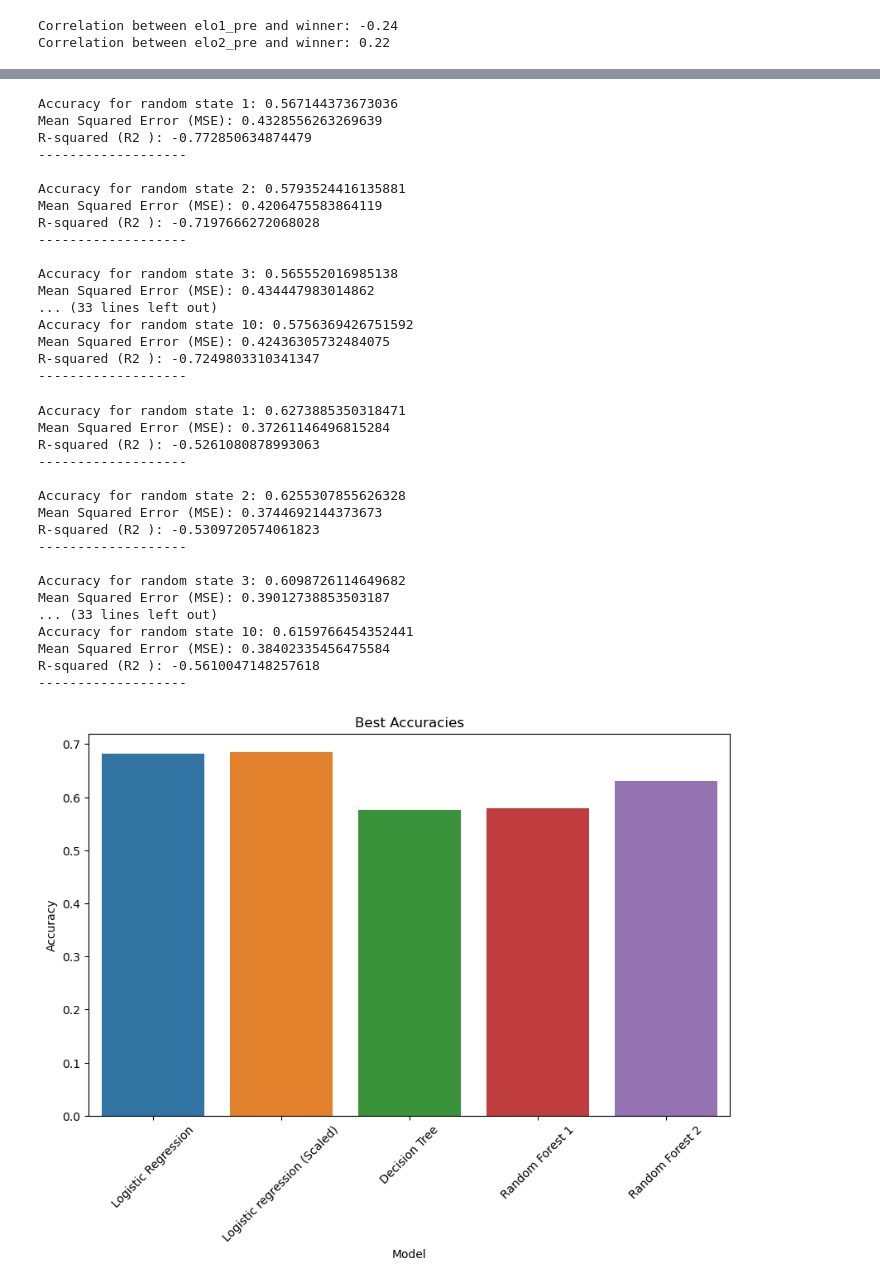
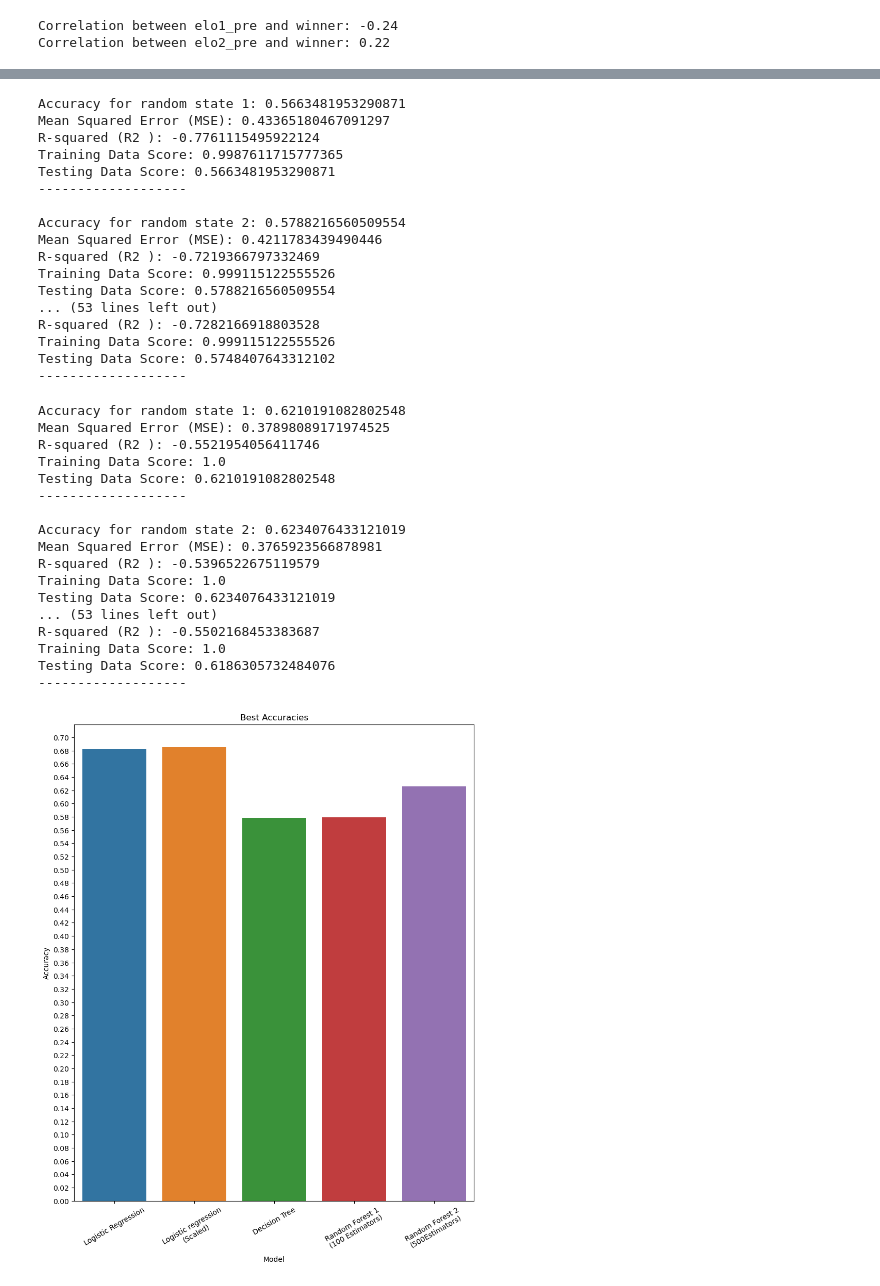
Before and after one commit to itsakcode/healthcare_project, a Jupyter notebook: Visualizations and Modeled Predictions/ELO Models.ipynb, the cells around one changed output, grey strips where cells are left out. Drawn from its saved outputs; the diff is of its cells as text; code cells hidden in the pictures.

Commit message:
Updated model scoring

```diff
--- a/Visualizations and Modeled Predictions/ELO Models.ipynb
+++ b/Visualizations and Modeled Predictions/ELO Models.ipynb
@@ -855,6 +863,8 @@ for i in range(1, 11):
 
     print(f"Mean Squared Error (MSE): {mse}")
     print(f"R-squared (R2 ): {r2}")
+    print(f"Training Data Score: {rf_model1.score(X_train, y_train)}")
+    print(f"Testing Data Score: {rf_model1.score(X_test, y_test)}")
     print("-------------------\n")
 
 
@@ -866,23 +876,23 @@ for i in range(1, 11):
         rf_model1_best_accuracy = accuracy
         drf_model1_best_random_state = i
 # %% [output]
-Accuracy for random state 1: 0.567144373673036
-Mean Squared Error (MSE): 0.4328556263269639
-R-squared (R2 ): -0.772850634874479
+Accuracy for random state 1: 0.5663481953290871
+Mean Squared Error (MSE): 0.43365180467091297
+R-squared (R2 ): -0.7761115495922124
+Training Data Score: 0.9987611715777365
+Testing Data Score: 0.5663481953290871
 -------------------
 
-Accuracy for random state 2: 0.5793524416135881
-Mean Squared Error (MSE): 0.4206475583864119
-R-squared (R2 ): -0.7197666272068028
+Accuracy for random state 2: 0.5788216560509554
+Mean Squared Error (MSE): 0.4211783439490446
+R-squared (R2 ): -0.7219366797332469
+Training Data Score: 0.999115122555526
+Testing Data Score: 0.5788216560509554
+... (53 lines left out)
+R-squared (R2 ): -0.7282166918803528
+Training Data Score: 0.999115122555526
+Testing Data Score: 0.5748407643312102
 -------------------
-
-Accuracy for random state 3: 0.565552016985138
-Mean Squared Error (MSE): 0.434447983014862
-... (33 lines left out)
-Accuracy for random state 10: 0.5756369426751592
-Mean Squared Error (MSE): 0.42436305732484075
-R-squared (R2 ): -0.7249803310341347
--------------------
 # %%
 #Using total_elo_prob_df to predict the winner with random forest
 
@@ -895,7 +905,7 @@ for i in range(1, 11):
     X_train, X_test, y_train, y_test = train_test_split(X, y, test_size=0.25, random_state=i)
 
     #Create a random forest model
-    rf_model2 = RandomForestClassifier()
+    rf_model2 = RandomForestClassifier(n_estimators=500)
 
     #Train the model
     rf_model2.fit(X_train, y_train)
@@ -913,6 +923,8 @@ for i in range(1, 11):
 
     print(f"Mean Squared Error (MSE): {mse}")
     print(f"R-squared (R2 ): {r2}")
+    print(f"Training Data Score: {rf_model2.score(X_train, y_train)}")
+    print(f"Testing Data Score: {rf_model2.score(X_test, y_test)}")
     print("-------------------\n")
 
     #Store the best accuracy and random state
@@ -923,37 +935,38 @@ for i in range(1, 11):
         rf_model2_best_accuracy = accuracy
         rf_model2_best_random_state = i
 # %% [output]
-Accuracy for random state 1: 0.6273885350318471
-Mean Squared Error (MSE): 0.37261146496815284
-R-squared (R2 ): -0.5261080878993063
+Accuracy for random state 1: 0.6210191082802548
+Mean Squared Error (MSE): 0.37898089171974525
+R-squared (R2 ): -0.5521954056411746
+Training Data Score: 1.0
+Testing Data Score: 0.6210191082802548
 -------------------
 
-Accuracy for random state 2: 0.6255307855626328
-Mean Squared Error (MSE): 0.3744692144373673
-R-squared (R2 ): -0.5309720574061823
+Accuracy for random state 2: 0.6234076433121019
+Mean Squared Error (MSE): 0.3765923566878981
+R-squared (R2 ): -0.5396522675119579
+Training Data Score: 1.0
+Testing Data Score: 0.6234076433121019
+... (53 lines left out)
+R-squared (R2 ): -0.5502168453383687
+Training Data Score: 1.0
+Testing Data Score: 0.6186305732484076
 -------------------
-
-Accuracy for random state 3: 0.6098726114649682
-Mean Squared Error (MSE): 0.39012738853503187
-... (33 lines left out)
-Accuracy for random state 10: 0.6159766454352441
-Mean Squared Error (MSE): 0.38402335456475584
-R-squared (R2 ): -0.5610047148257618
--------------------
 # %%
 #Create a bar chart of the best accuracies
-plt.figure(figsize=(10, 6))
-sns.barplot(x=["Logistic Regression", "Logistic regression (Scaled)", "Decision Tree", "Random Forest 1", "Random Forest 2"], y=[lof_reg_best_accuracy, lof_reg_scaled_best_accuracy, dec_tree_best_accuracy, rf_model1_best_accuracy, rf_model2_best_accuracy])
+plt.figure(figsize=(10, 12))
+sns.barplot(x=["Logistic Regression", "Logistic regression\n(Scaled)", "Decision Tree", "Random Forest 1\n(100 Estimators)", "Random Forest 2\n(500Estimators)"], y=[lof_reg_best_accuracy, lof_reg_scaled_best_accuracy, dec_tree_best_accuracy, rf_model1_best_accuracy, rf_model2_best_accuracy])
 plt.title("Best Accuracies")
-plt.yticks(np.arange(0, 0.8, 0.1))
-plt.xticks(rotation=45)
+plt.yticks(np.arange(0, 0.72, 0.02))
+plt.xticks(rotation=30)
 plt.xlabel("Model")
 plt.ylabel("Accuracy")
+
 
 #Save the plot
 plt.savefig(r"Images\best_accuracies.png")
 
 #Show the plot
 plt.show()
 # %% [output]
-[figure, old version]
+[figure, new version]
```
Also changed, not shown: parts of 4 cells of this notebook, 1 other file.
